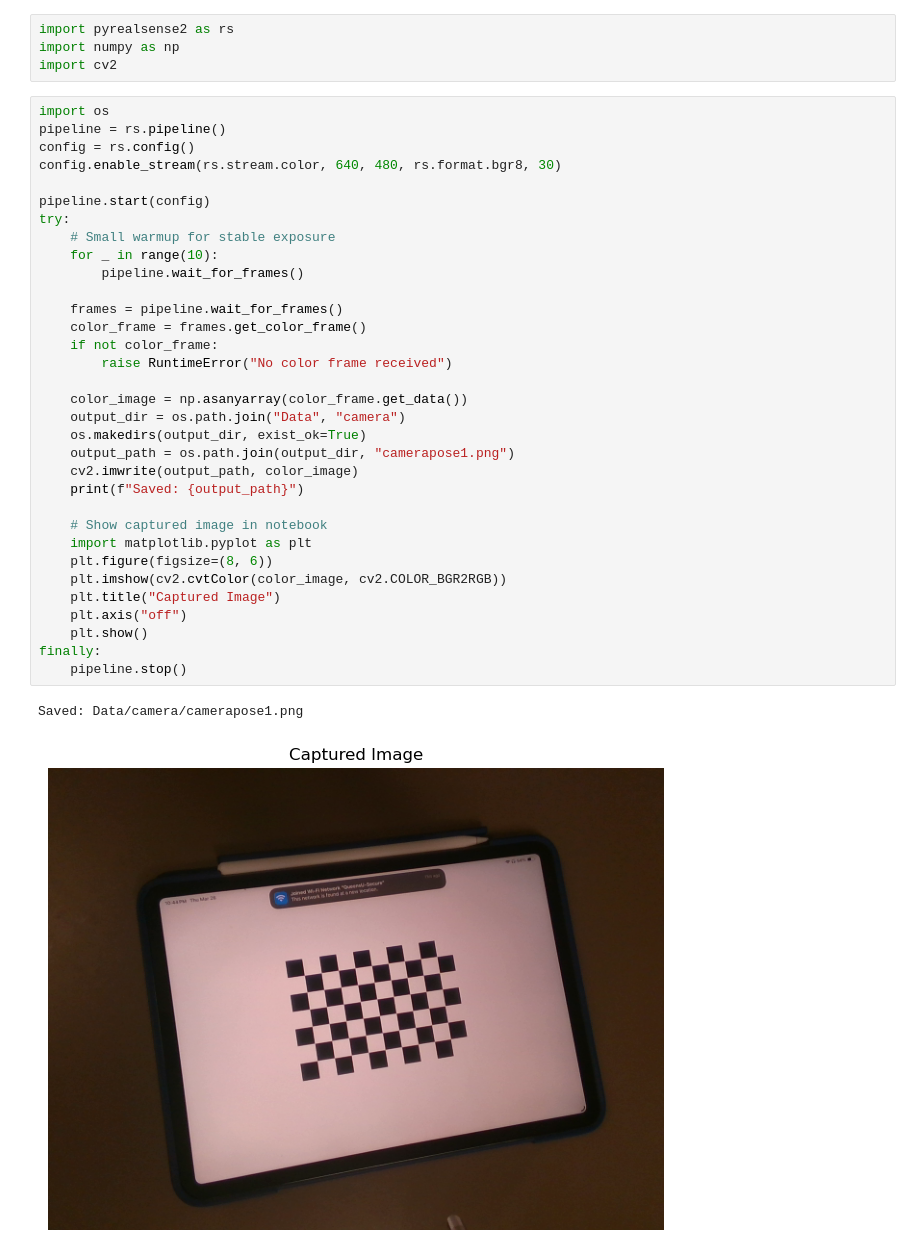
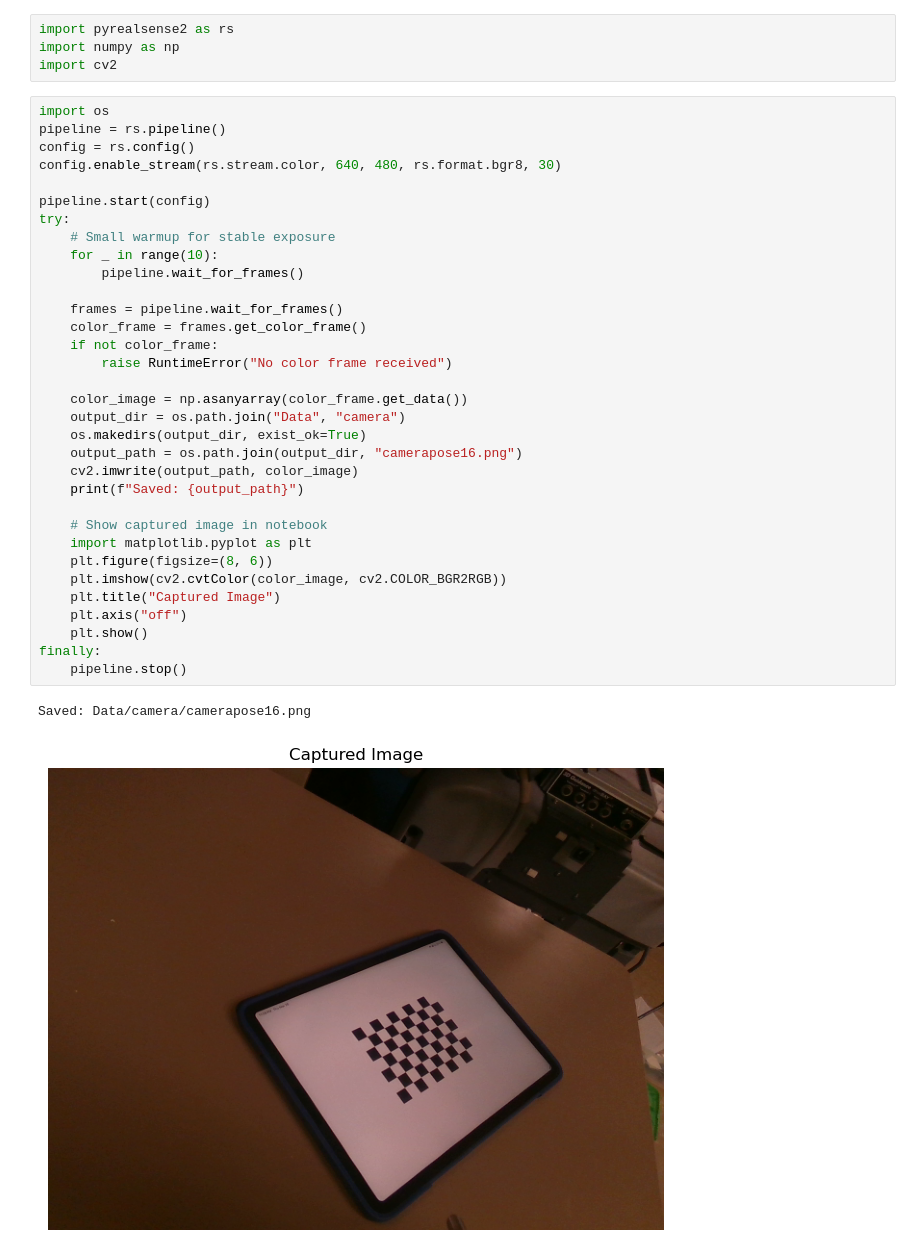
Before and after one commit to kaitohl/Robot-Scanning-Workflow, a Jupyter notebook: capture.ipynb, the cells around one changed output. Cells and saved outputs as stored; diff of their text form.

Commit message:
update scripts and data

```diff
--- a/capture.ipynb
+++ b/capture.ipynb
@@ -8,33 +8,33 @@ pipeline = rs.pipeline()
 config = rs.config()
 config.enable_stream(rs.stream.color, 640, 480, rs.format.bgr8, 30)
 
 pipeline.start(config)
 try:
     # Small warmup for stable exposure
     for _ in range(10):
         pipeline.wait_for_frames()
 
     frames = pipeline.wait_for_frames()
     color_frame = frames.get_color_frame()
     if not color_frame:
         raise RuntimeError("No color frame received")
 
     color_image = np.asanyarray(color_frame.get_data())
     output_dir = os.path.join("Data", "camera")
     os.makedirs(output_dir, exist_ok=True)
-    output_path = os.path.join(output_dir, "camerapose1.png")
+    output_path = os.path.join(output_dir, "camerapose16.png")
     cv2.imwrite(output_path, color_image)
     print(f"Saved: {output_path}")
 
     # Show captured image in notebook
     import matplotlib.pyplot as plt
     plt.figure(figsize=(8, 6))
     plt.imshow(cv2.cvtColor(color_image, cv2.COLOR_BGR2RGB))
     plt.title("Captured Image")
     plt.axis("off")
     plt.show()
 finally:
     pipeline.stop()
 # %% [output]
-Saved: Data/camera/camerapose1.png
+Saved: Data/camera/camerapose16.png
-[figure, old version]
+[figure, new version]
```
Also changed, not shown: 22 other files.
